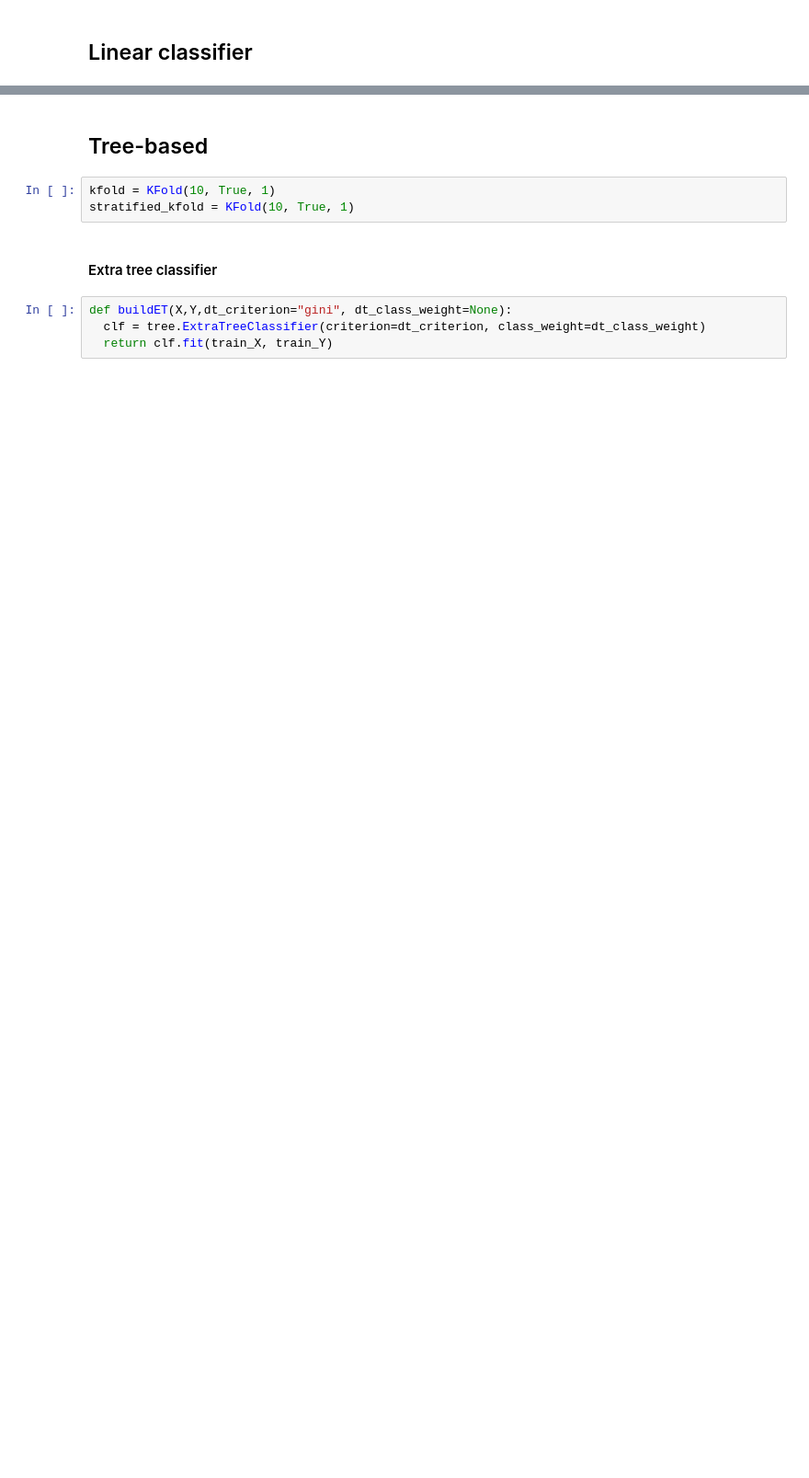
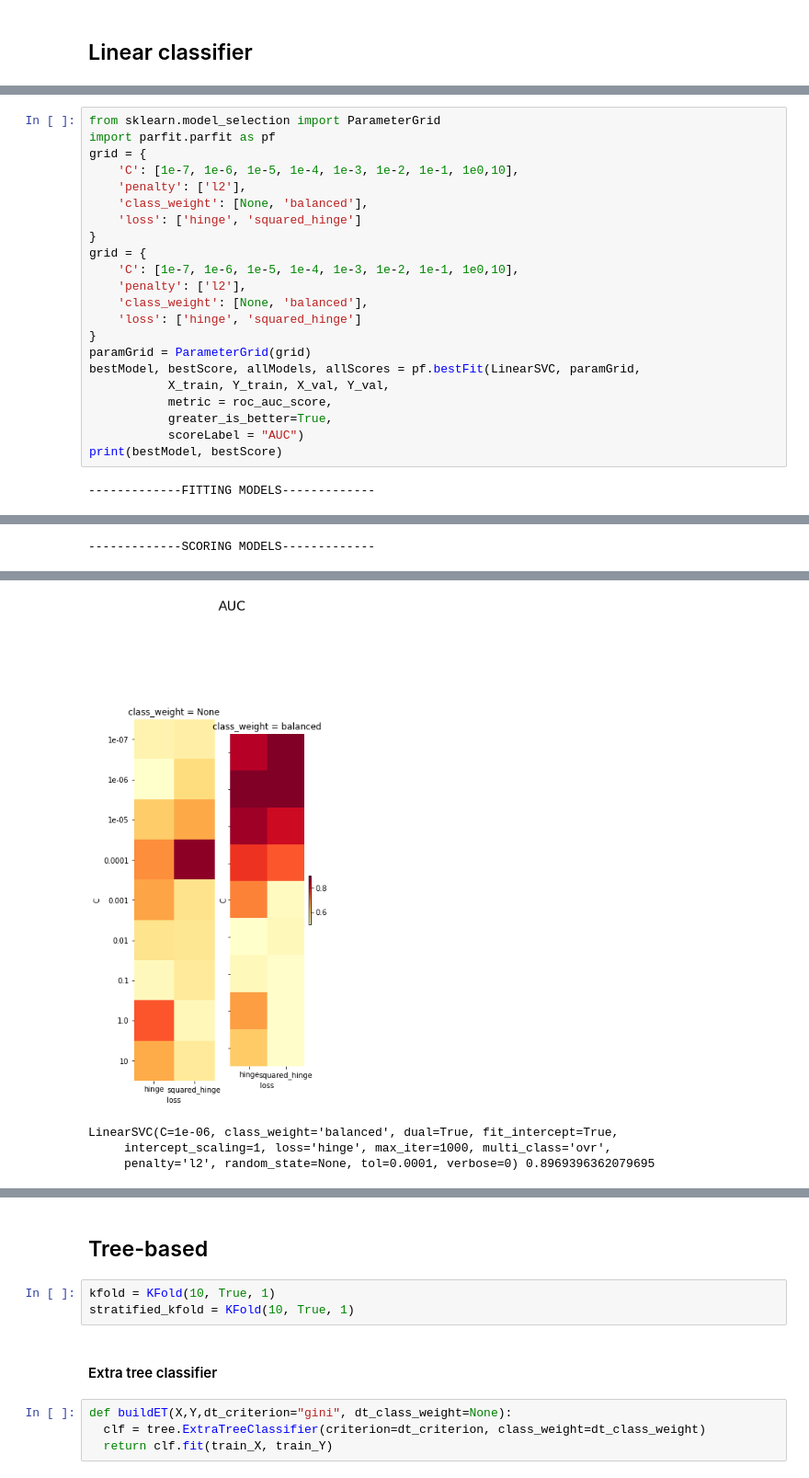
Before and after one commit to Dianna22/ML, a Jupyter notebook: SocialMediaBUZZ/data_preprocessing.ipynb, the cells around one changed output, grey strips where cells are left out. Shown: that part at 92% size. Saved outputs shown, nothing was run; the diff lists cells and outputs as text; blank space fills up the shorter version.

```diff
--- a/SocialMediaBUZZ/data_preprocessing.ipynb
+++ b/SocialMediaBUZZ/data_preprocessing.ipynb
@@ -90,0 +675,24 @@ pd.DataFrame(norm_X_train).describe()
+# %%
+from sklearn.model_selection import ParameterGrid
+import parfit.parfit as pf
+grid = {
+    'C': [1e-7, 1e-6, 1e-5, 1e-4, 1e-3, 1e-2, 1e-1, 1e0,10],
+    'penalty': ['l2'],
+    'class_weight': [None, 'balanced'],
+    'loss': ['hinge', 'squared_hinge']
+}
+grid = {
+    'C': [1e-7, 1e-6, 1e-5, 1e-4, 1e-3, 1e-2, 1e-1, 1e0,10],
+    'penalty': ['l2'],
+    'class_weight': [None, 'balanced'],
+    'loss': ['hinge', 'squared_hinge']
+}
+paramGrid = ParameterGrid(grid)
+bestModel, bestScore, allModels, allScores = pf.bestFit(LinearSVC, paramGrid,
+           X_train, Y_train, X_val, Y_val,
+           metric = roc_auc_score,
+           greater_is_better=True,
+           scoreLabel = "AUC")
+print(bestModel, bestScore)
+# %% [output]
+-------------FITTING MODELS-------------
@@ -90,0 +708 @@ pd.DataFrame(norm_X_train).describe()
+-------------SCORING MODELS-------------
@@ -90,0 +710,4 @@ pd.DataFrame(norm_X_train).describe()
+[figure, added]
+LinearSVC(C=1e-06, class_weight='balanced', dual=True, fit_intercept=True,
+     intercept_scaling=1, loss='hinge', max_iter=1000, multi_class='ovr',
+     penalty='l2', random_state=None, tol=0.0001, verbose=0) 0.8969396362079695
```
Also changed, not shown: parts of 95 cells of this notebook.
